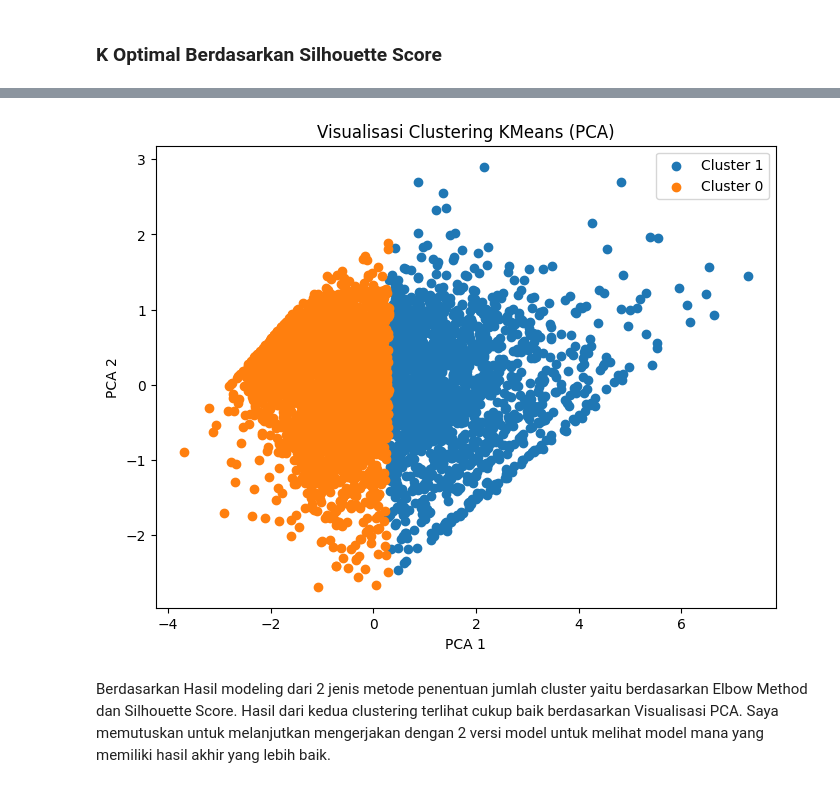
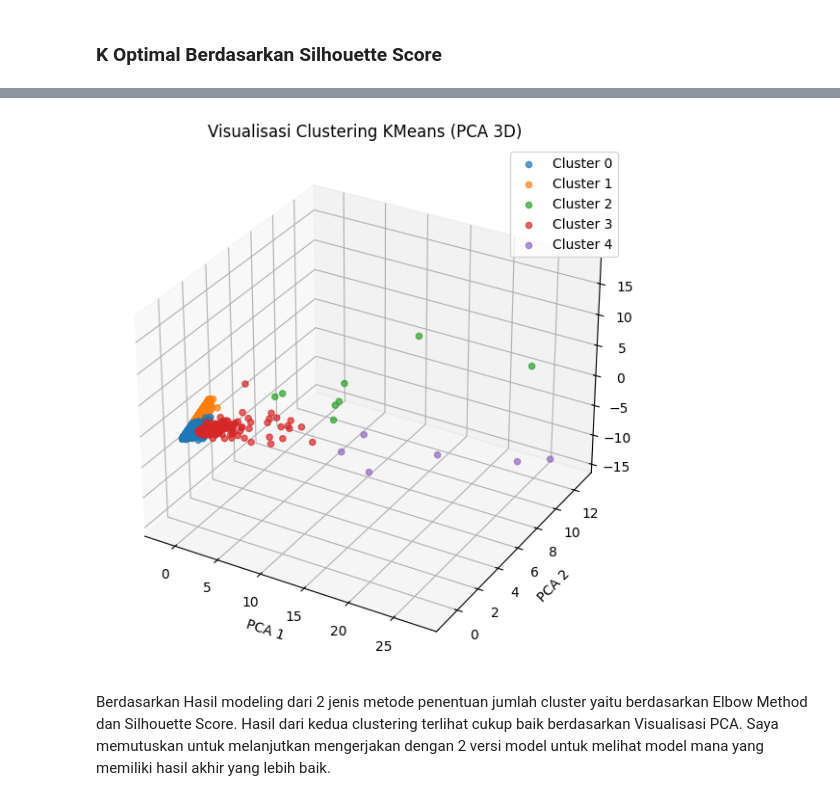
Before and after one commit to isyraffajar/Capstone-Asah, a Jupyter notebook: CustomerSegmentation.ipynb, the cells around one changed output, grey strips where cells are left out. Saved outputs shown, nothing was run; the diff lists cells and outputs as text; code cells hidden in the pictures.

```diff
--- a/CustomerSegmentation.ipynb
+++ b/CustomerSegmentation.ipynb
@@ -377,9 +377,10 @@ for feature in rfm:
 X = rfm[['Recency', 'Frequency', 'Monetary']]
 
 # Log Transformation
-X_log = np.log1p(X)
+# X_sqrt = np.sqrt(X)
 
 # Standardisasi
 scaler = StandardScaler()
-X_scaled = scaler.fit_transform(X_log)
+X_scaled = scaler.fit_transform(X)
 X_scaled_df = pd.DataFrame(data=X_scaled, columns=X.columns)
+X_scaled_df.head()
@@ -427,6 +435,8 @@ plt.show()
 # %% [markdown]
 ### K Optimal Berdasarkan Elbow Method
 # %%
+from kneed import KneeLocator
+
 inertia = []
 K = range(1, 10)
 
@@ -435,16 +445,11 @@ for k in K:
     model.fit(X_scaled)
     inertia.append(model.inertia_)
 
-
-deltas = np.diff(inertia)
-ratio = deltas[1:] / deltas[:-1]
-k_optimal_elbow = np.argmin(ratio) + 2
+kl = KneeLocator(K, inertia, curve="convex", direction="decreasing")
+k_optimal_elbow = kl.elbow
 
 plt.plot(K, inertia, marker='o')
-plt.xlabel('Jumlah Cluster')
-plt.ylabel('Inertia')
-plt.title('Elbow Method')
-plt.axvline(x=k_optimal_elbow, color='r', linestyle='--', label='Optimal k')
+plt.axvline(x=k_optimal_elbow, color='r', linestyle='--', label=f'Optimal k = {k_optimal_elbow}')
 plt.legend()
 plt.show()
 # %% [output]
@@ -542,6 +548,6 @@ K optimal berdasarkan Silhouette: 2
 # %%
 # Modeling dengan k optimal dari Silhouette Score
-kmeans = KMeans(n_clusters=k_optimal_silhouette, random_state=42)
+kmeans = KMeans(n_clusters=5, random_state=42)
 rfm['Cluster'] = kmeans.fit_predict(X_scaled)
 
 rfm.groupby('Cluster')[['Recency','Frequency','Monetary']].mean()
@@ -583,24 +601,36 @@ plt.show()
 # %%
-from sklearn.decomposition import PCA
-import matplotlib.pyplot as plt
-
-pca = PCA(n_components=2)
+# PCA 3 komponen
+pca = PCA(n_components=3)
 pca_result = pca.fit_transform(X_scaled)
 
+# Tambahkan ke dataframe
 rfm['PCA1'] = pca_result[:, 0]
 rfm['PCA2'] = pca_result[:, 1]
+rfm['PCA3'] = pca_result[:, 2]
 
-plt.figure(figsize=(8, 6))
-for c in rfm['Cluster'].unique():
+# Plot 3D
+fig = plt.figure(figsize=(10, 7))
+ax = fig.add_subplot(111, projection='3d')
+
+for c in sorted(rfm['Cluster'].unique()):
     cluster_data = rfm[rfm['Cluster'] == c]
-    plt.scatter(cluster_data['PCA1'], cluster_data['PCA2'], label=f'Cluster {c}')
+    ax.scatter(
+        cluster_data['PCA1'],
+        cluster_data['PCA2'],
+        cluster_data['PCA3'],
+        s=20,
+        alpha=0.7,
+        label=f'Cluster {c}'
+    )
 
-plt.xlabel('PCA 1')
-plt.ylabel('PCA 2')
-plt.title('Visualisasi Clustering KMeans (PCA)')
-plt.legend()
+ax.set_xlabel('PCA 1')
+ax.set_ylabel('PCA 2')
+ax.set_zlabel('PCA 3')
+ax.set_title('Visualisasi Clustering KMeans (PCA 3D)')
+ax.legend()
+
 plt.show()
 # %% [output]
-[figure, old version]
+[figure, new version]
 # %% [markdown]
 Berdasarkan Hasil modeling dari 2 jenis metode penentuan jumlah cluster yaitu berdasarkan Elbow Method dan Silhouette Score. Hasil dari kedua clustering terlihat cukup baik berdasarkan Visualisasi PCA. Saya memutuskan untuk melanjutkan mengerjakan dengan 2 versi model untuk melihat model mana yang memiliki hasil akhir yang lebih baik.
```
Also changed, not shown: parts of 20 cells of this notebook.
